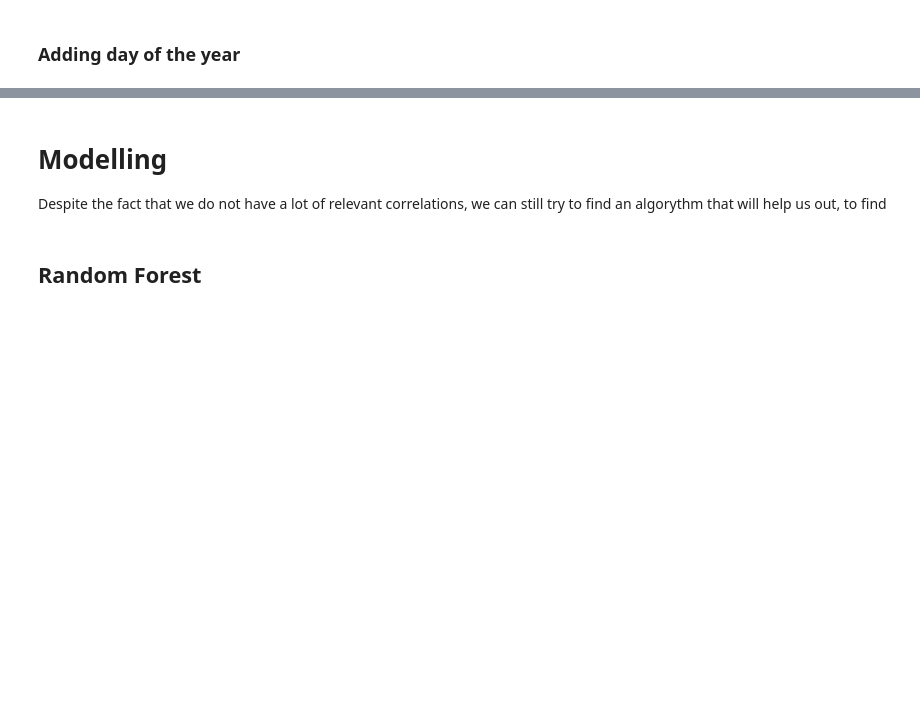
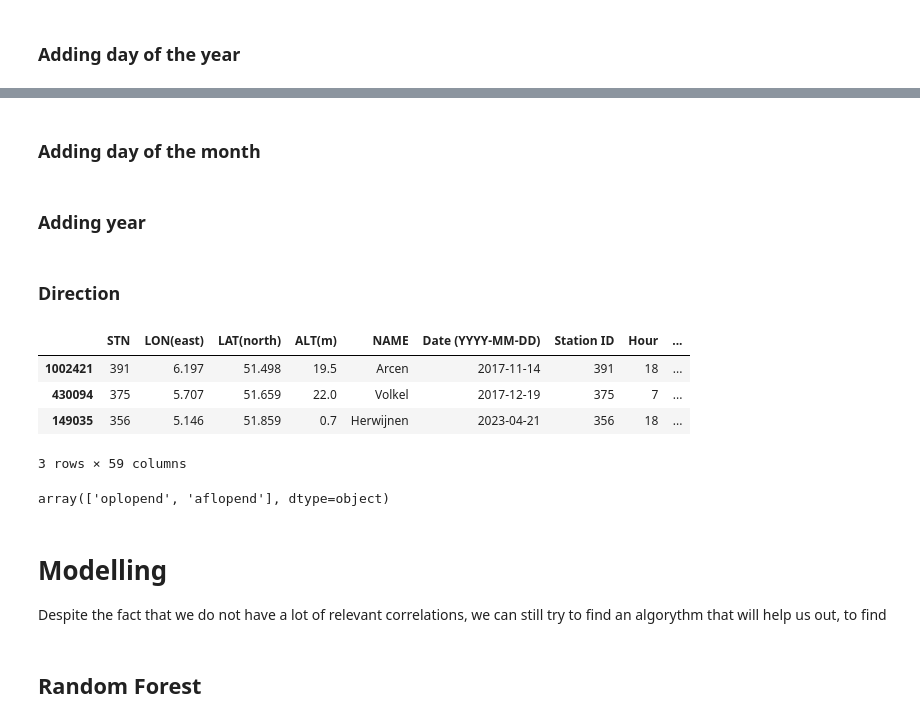
Before and after one commit to mhristev/TodayAI, a Jupyter notebook: MainFile.ipynb, the cells around one changed output, grey strips where cells are left out. Drawn from its saved outputs; the diff is of its cells as text; code cells hidden in the pictures; blank space fills up the shorter version.

```diff
--- a/MainFile.ipynb
+++ b/MainFile.ipynb
@@ -655,7 +751,7 @@ merged_left_test["RoadNumber"].isna().sum()
 ### Adding day of the week
 # %%
 # Convert 'Date (YYYY-MM-DD)' column to datetime if it's not already in datetime format
-#merged_data['Date (YYYY-MM-DD)'] = pd.to_datetime(merge['Date (YYYY-MM-DD)'])
+merged_data['Date (YYYY-MM-DD)'] = pd.to_datetime(merged_data['Date (YYYY-MM-DD)'])
 
 # Add weekday and weekday name columns
 merged_data['WeekdayName'] = merged_data['Date (YYYY-MM-DD)'].dt.day_name()
@@ -891,0 +897,2 @@ plt.show()
+# %% [markdown]
+### Adding day of the month
@@ -891,0 +901,2 @@ plt.show()
+# %% [markdown]
+### Adding year
@@ -892,3 +905,20 @@ plt.show()
+# %% [markdown]
+### Direction
+# %%
+merged_data.loc[merged_data["HectometerDirection"]=="aflopend", 'HectometerDirectionNum'] = 1
+merged_data.loc[merged_data["HectometerDirection"]=="oplopend", 'HectometerDirectionNum'] = 0
+merged_data.sample(3)
+# %% [output]
+|  | STN | LON(east) | LAT(north) | ALT(m) | NAME | Date (YYYY-MM-DD) | Station ID | Hour | ... |
+| 1002421 | 391 | 6.197 | 51.498 | 19.5 | Arcen | 2017-11-14 | 391 | 18 | ... |
+| 430094 | 375 | 5.707 | 51.659 | 22.0 | Volkel | 2017-12-19 | 375 | 7 | ... |
+| 149035 | 356 | 5.146 | 51.859 | 0.7 | Herwijnen | 2023-04-21 | 356 | 18 | ... |
+3 rows × 59 columns
+# %%
+varrrrr = merged_data[merged_data["HectometerStart"] > merged_data["HectometerEnd"]]
+varrrrr["HectometerDirection"].unique()
+# %% [output]
+array(['oplopend', 'aflopend'], dtype=object)
 # %% [markdown]
 # Modelling
 
```
Also changed, not shown: parts of 31 cells of this notebook.
